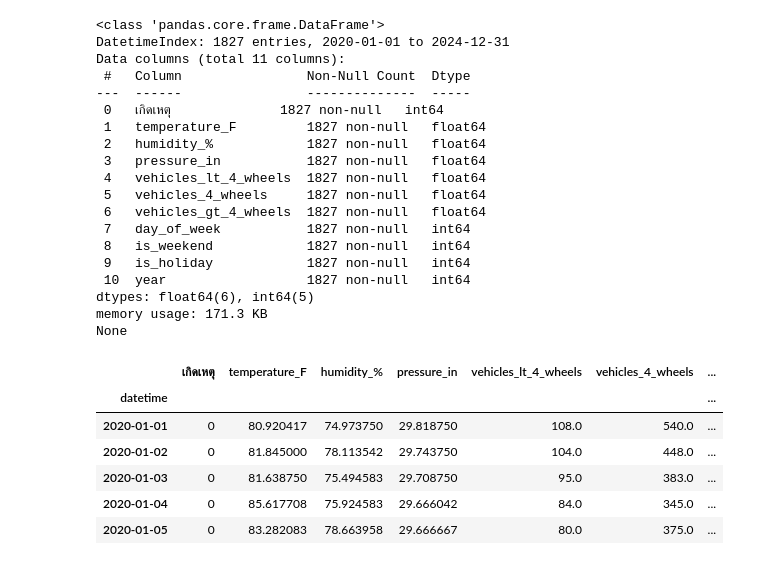
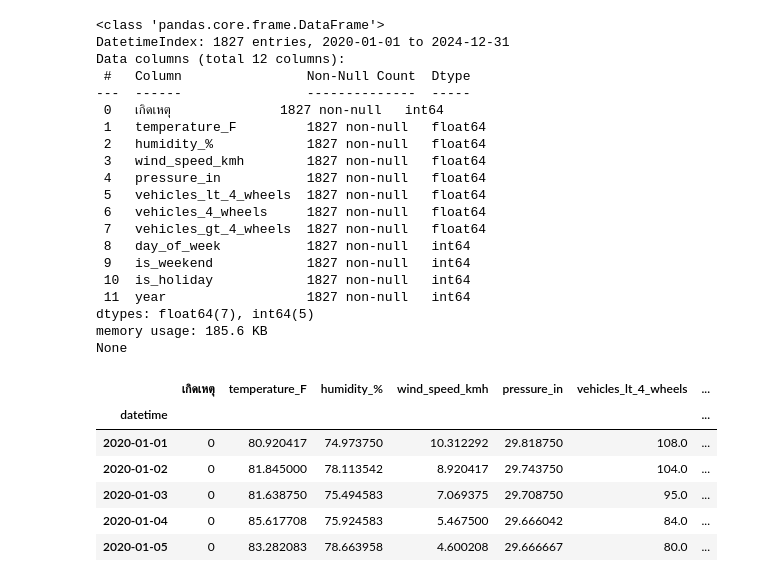
Before and after one commit to sakkarin31/CarAccident, a Jupyter notebook: dataset/USEeda_data.ipynb, the cells around one changed output. Cells and saved outputs as stored; diff of their text form; code cells hidden in the pictures.

```diff
--- a/dataset/USEeda_data.ipynb
+++ b/dataset/USEeda_data.ipynb
@@ -2,51 +2,53 @@
 import pandas as pd
 import numpy as np
 import matplotlib.pyplot as plt
 import seaborn as sns
 from statsmodels.tsa.seasonal import seasonal_decompose
 from statsmodels.tsa.stattools import adfuller
 
 # ตั้งค่าให้กราฟแสดงเต็ม
 %matplotlib inline
 sns.set(style="whitegrid")
 
 # อ่านไฟล์ csv
 df = pd.read_csv("cleandaily-all-years.csv")
 
 # แปลงคอลัมน์ datetime เป็นชนิดวันที่ และตั้งเป็น index
 df['datetime'] = pd.to_datetime(df['datetime'])
 df.set_index('datetime', inplace=True)
 
 # ตรวจสอบข้อมูลเบื้องต้น
 print(df.info())
+df.dtypes
 df.head()
 # %% [output]
 <class 'pandas.core.frame.DataFrame'>
 DatetimeIndex: 1827 entries, 2020-01-01 to 2024-12-31
-Data columns (total 11 columns):
+Data columns (total 12 columns):
  #   Column                Non-Null Count  Dtype
 ---  ------                --------------  -----
  0   เกิดเหตุ              1827 non-null   int64
  1   temperature_F         1827 non-null   float64
  2   humidity_%            1827 non-null   float64
- 3   pressure_in           1827 non-null   float64
- 4   vehicles_lt_4_wheels  1827 non-null   float64
- 5   vehicles_4_wheels     1827 non-null   float64
- 6   vehicles_gt_4_wheels  1827 non-null   float64
- 7   day_of_week           1827 non-null   int64
- 8   is_weekend            1827 non-null   int64
- 9   is_holiday            1827 non-null   int64
- 10  year                  1827 non-null   int64
-dtypes: float64(6), int64(5)
-memory usage: 171.3 KB
+ 3   wind_speed_kmh        1827 non-null   float64
+ 4   pressure_in           1827 non-null   float64
+ 5   vehicles_lt_4_wheels  1827 non-null   float64
+ 6   vehicles_4_wheels     1827 non-null   float64
+ 7   vehicles_gt_4_wheels  1827 non-null   float64
+ 8   day_of_week           1827 non-null   int64
+ 9   is_weekend            1827 non-null   int64
+ 10  is_holiday            1827 non-null   int64
+ 11  year                  1827 non-null   int64
+dtypes: float64(7), int64(5)
+memory usage: 185.6 KB
 None
-|  | เกิดเหตุ | temperature_F | humidity_% | pressure_in | vehicles_lt_4_wheels | vehicles_4_wheels | ... |
+|  | เกิดเหตุ | temperature_F | humidity_% | wind_speed_kmh | pressure_in | vehicles_lt_4_wheels | ... |
 | datetime |  |  |  |  |  |  | ... |
-| 2020-01-01 | 0 | 80.920417 | 74.973750 | 29.818750 | 108.0 | 540.0 | ... |
-| 2020-01-02 | 0 | 81.845000 | 78.113542 | 29.743750 | 104.0 | 448.0 | ... |
-| 2020-01-03 | 0 | 81.638750 | 75.494583 | 29.708750 | 95.0 | 383.0 | ... |
-| 2020-01-04 | 0 | 85.617708 | 75.924583 | 29.666042 | 84.0 | 345.0 | ... |
-| 2020-01-05 | 0 | 83.282083 | 78.663958 | 29.666667 | 80.0 | 375.0 | ... |
+| 2020-01-01 | 0 | 80.920417 | 74.973750 | 10.312292 | 29.818750 | 108.0 | ... |
+| 2020-01-02 | 0 | 81.845000 | 78.113542 | 8.920417 | 29.743750 | 104.0 | ... |
+| 2020-01-03 | 0 | 81.638750 | 75.494583 | 7.069375 | 29.708750 | 95.0 | ... |
+| 2020-01-04 | 0 | 85.617708 | 75.924583 | 5.467500 | 29.666042 | 84.0 | ... |
+| 2020-01-05 | 0 | 83.282083 | 78.663958 | 4.600208 | 29.666667 | 80.0 | ... |
 # %%
 # ดูสถิติพื้นฐาน
 df.describe().T
```
Also changed, not shown: parts of 11 cells of this notebook, 5 other files.
